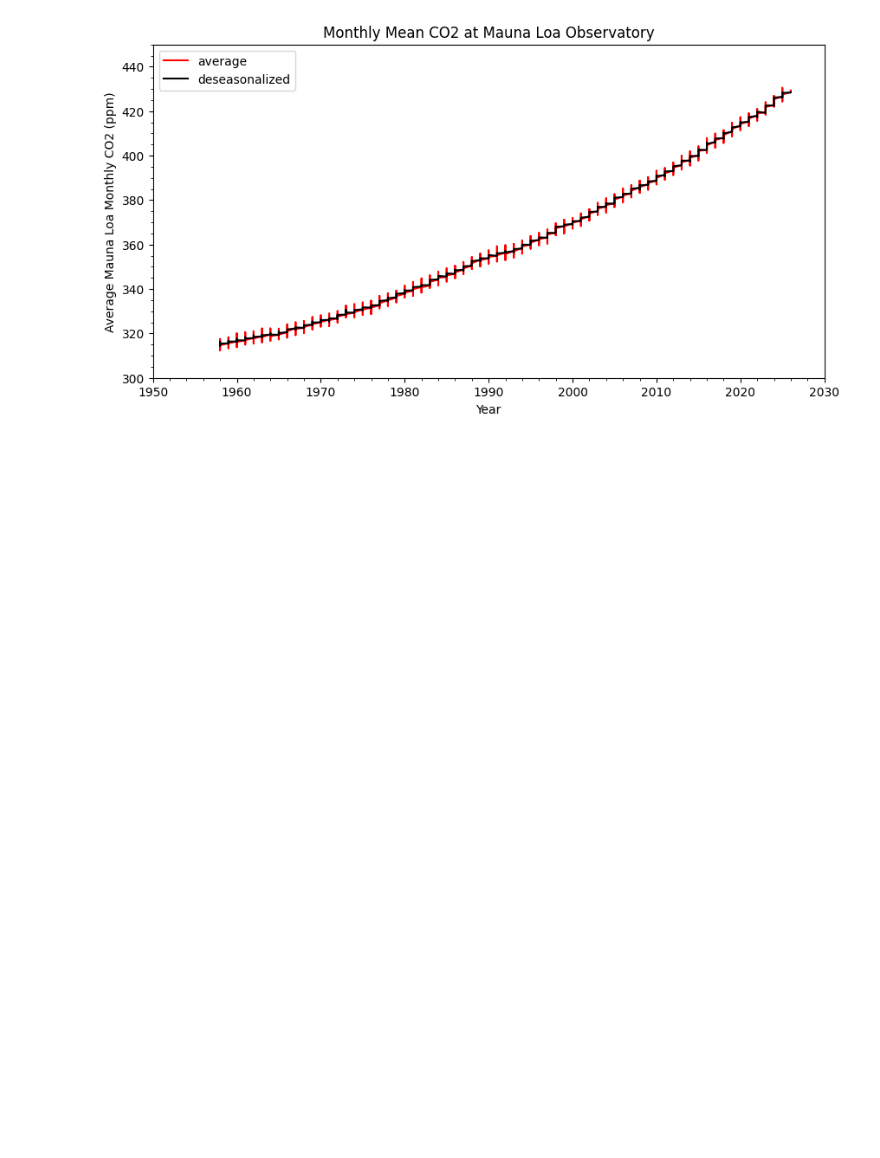
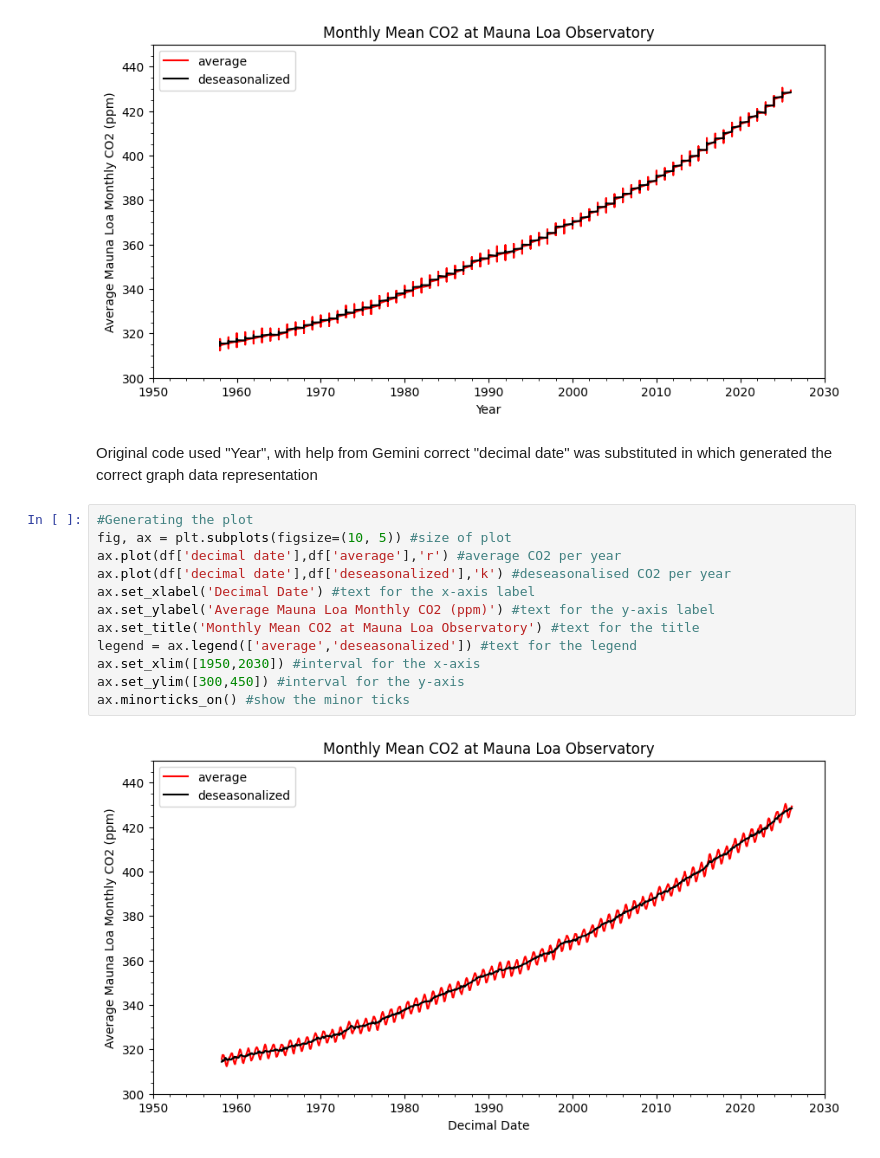
Before and after one commit to Leo05-u/7447903_Wk4_P2, a Jupyter notebook: EMSC2010_W4_P2_NB1_u7447903.ipynb, the cells around one changed output. Drawn from its saved outputs; the diff is of its cells as text; blank space fills up the shorter version.

```diff
--- a/EMSC2010_W4_P2_NB1_u7447903.ipynb
+++ b/EMSC2010_W4_P2_NB1_u7447903.ipynb
@@ -72,6 +72,22 @@ ax.set_ylim([300,450]) #interval for the y-axis
 ax.minorticks_on() #show the minor ticks
 # %% [output]
 [figure]
+# %% [markdown]
+Original code used "Year", with help from Gemini correct "decimal date" was substituted in which generated the correct graph data representation
+# %%
+#Generating the plot
+fig, ax = plt.subplots(figsize=(10, 5)) #size of plot
+ax.plot(df['decimal date'],df['average'],'r') #average CO2 per year
+ax.plot(df['decimal date'],df['deseasonalized'],'k') #deseasonalised CO2 per year
+ax.set_xlabel('Decimal Date') #text for the x-axis label
+ax.set_ylabel('Average Mauna Loa Monthly CO2 (ppm)') #text for the y-axis label
+ax.set_title('Monthly Mean CO2 at Mauna Loa Observatory') #text for the title
+legend = ax.legend(['average','deseasonalized']) #text for the legend
+ax.set_xlim([1950,2030]) #interval for the x-axis
+ax.set_ylim([300,450]) #interval for the y-axis
+ax.minorticks_on() #show the minor ticks
+# %% [output]
+[figure, added]
 # %%
 #Generating plot area of interest - 1970 to 1980
 fig, ax = plt.subplots(figsize=(10, 5)) #size of plot
```
Also changed, not shown: parts of 1 cell of this notebook.
